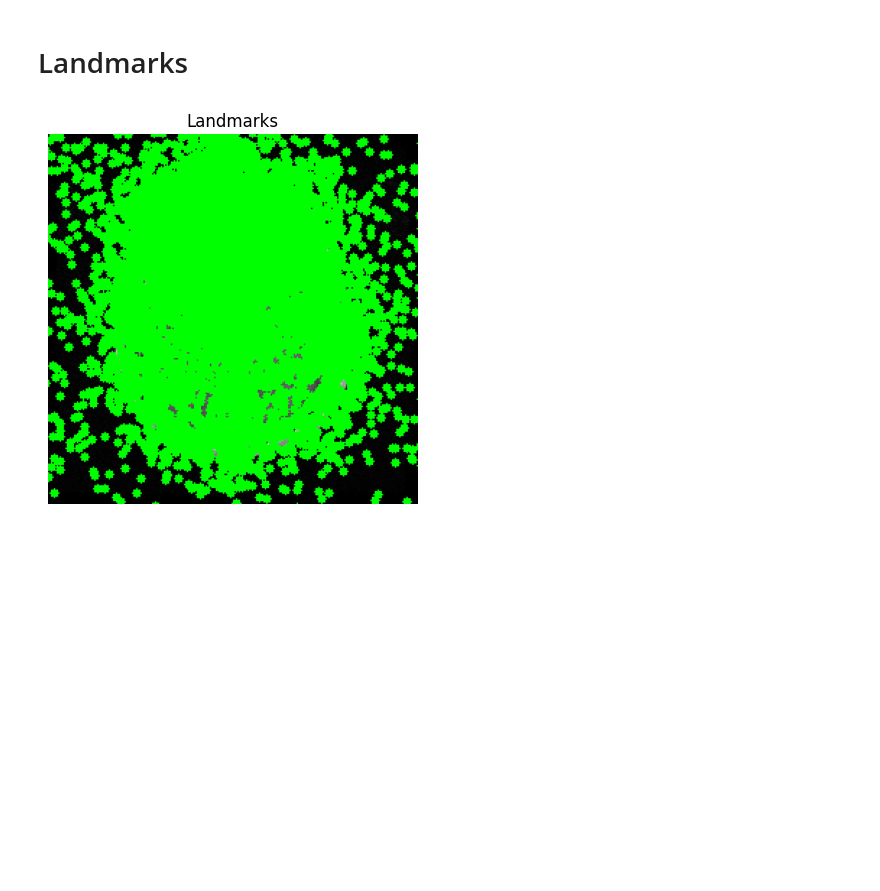
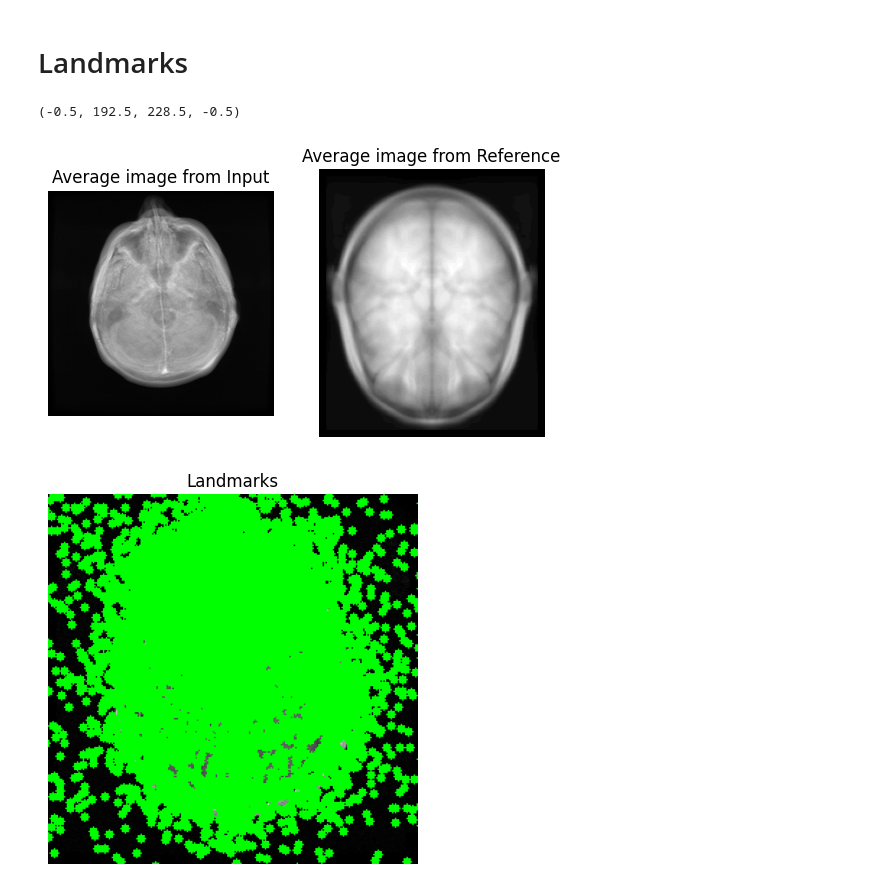
Before and after one commit to claredavies/MedicalImaging, a Jupyter notebook: MedicalImagingProject.ipynb, the cells around one changed output. Saved outputs shown, nothing was run; the diff lists cells and outputs as text; code cells hidden in the pictures; blank space fills up the shorter version.

```diff
--- a/MedicalImagingProject.ipynb
+++ b/MedicalImagingProject.ipynb
@@ -322,3 +301,18 @@ plt.show()
+# %%
+from PIL import Image
+def calculate_average_image(images):
+    image_arrays = []
+    for img in images:
+        img_array = np.array(img)
+        image_arrays.append(img_array)
+
+    # Calculate the average image
+    average_img_array = np.mean(image_arrays, axis=0)
+
+    # Convert the average image array back to a PIL image
+    average_img = Image.fromarray(np.uint8(average_img_array))
+
+    return average_img
 # %%
 import cv2
 import numpy as np
@@ -483,4 +540,24 @@ def resize_to_same(input_images, ref_images):
 # %%
 [_, input_dcm] = load_dicom_files_from_folder('output/RM_Brain_3D-SPGR')
+
 _, input_images = rearrange_pixel_arrays(_, input_dcm)
-detect_landmarks_optical_flow(input_images)
+landmarks = detect_landmarks_optical_flow(input_images)
+
+reference_dcm = pydicom.dcmread('icbm_avg_152_t1_tal_nlin_symmetric_VI.dcm')
+ref_images = reference_dcm.pixel_array
+# %%
+input_avg = calculate_average_image(input_images)
+plt.subplot(1, 2, 1)
+plt.imshow(input_avg, cmap='gray')
+plt.title('Average image from Input')
+plt.axis('off')
+
+ref_avg = calculate_average_image(ref_images)
+im = calculate_average_image(input_images)
+plt.subplot(1, 2, 2)
+plt.imshow(ref_avg, cmap='gray')
+plt.title('Average image from Reference')
+plt.axis('off')
+# %% [output]
+(-0.5, 192.5, 228.5, -0.5)
+[figure, added]
```
Also changed, not shown: parts of 21 cells of this notebook.
